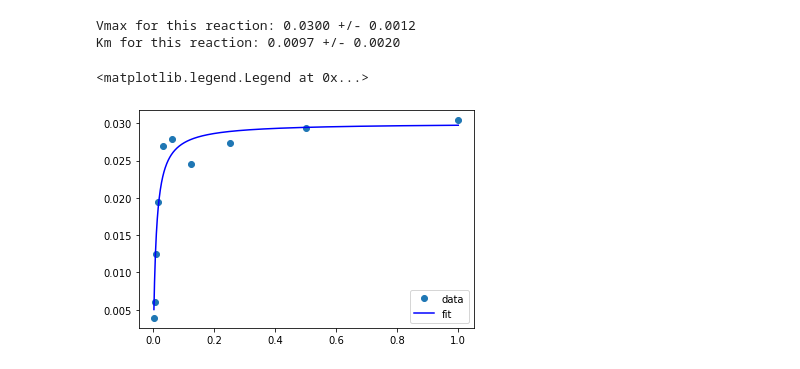
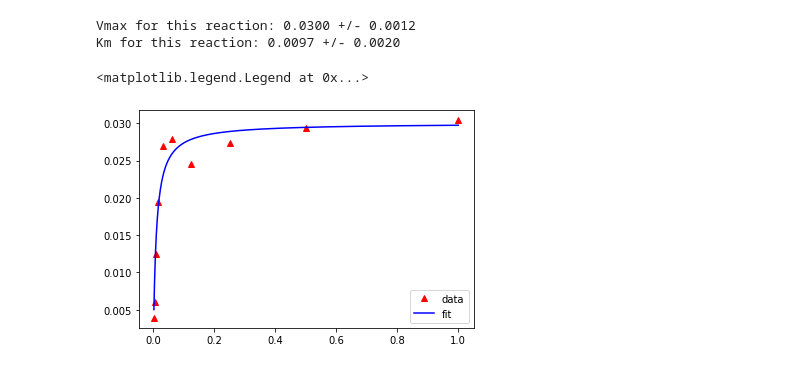
Before and after one commit to MolSSI-Education/python-scripting-biochemistry, a Jupyter notebook: biochemist-python/chapters/Non-Linear Regression Part 2.ipynb, the cells around one changed output. Cells and saved outputs as stored; diff of their text form; code cells hidden in the pictures.

```diff
--- a/biochemist-python/chapters/Non-Linear Regression Part 2.ipynb
+++ b/biochemist-python/chapters/Non-Linear Regression Part 2.ipynb
@@ -379,10 +373,12 @@ Km for this reaction: 0.0097 +/- 0.0020
 # %%
 # The solution to the Take Home Exercise will be removed when we are ready to publish.
 
+# Plot the data
 smooth_x = np.linspace(np.min(c_xdata), np.max(c_xdata), 1000)
-plt.plot(c_xdata, c_ydata, 'o', label='data')
-plt.plot(smooth_x, MM(smooth_x, Vmax, Km), 'b', label = 'fit')
+smooth_y = MM(smooth_x, Vmax, Km)
+plt.plot(c_xdata, c_ydata, 'r^', label='data')
+plt.plot(smooth_x, smooth_y, 'b', label = 'fit')
 plt.legend()
 # %% [output]
 <matplotlib.legend.Legend at 0x...>
-[figure, old version]
+[figure, new version]
```
Also changed, not shown: parts of 13 cells of this notebook.
